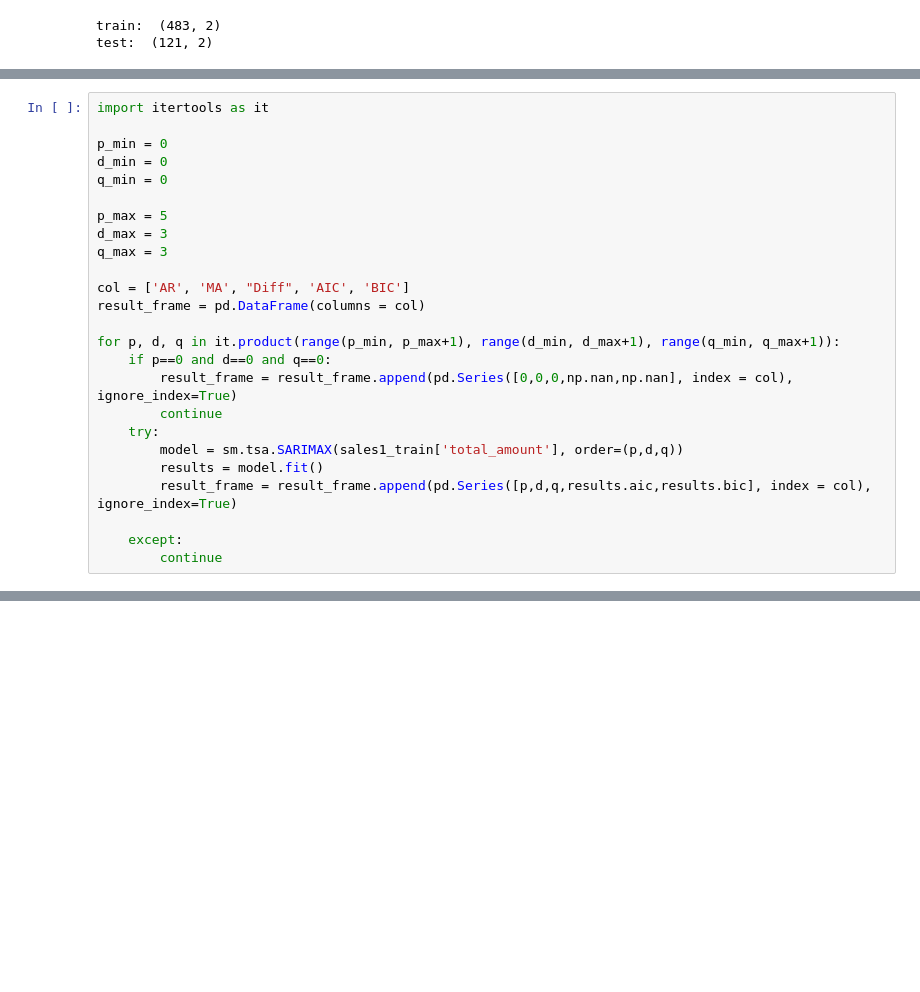
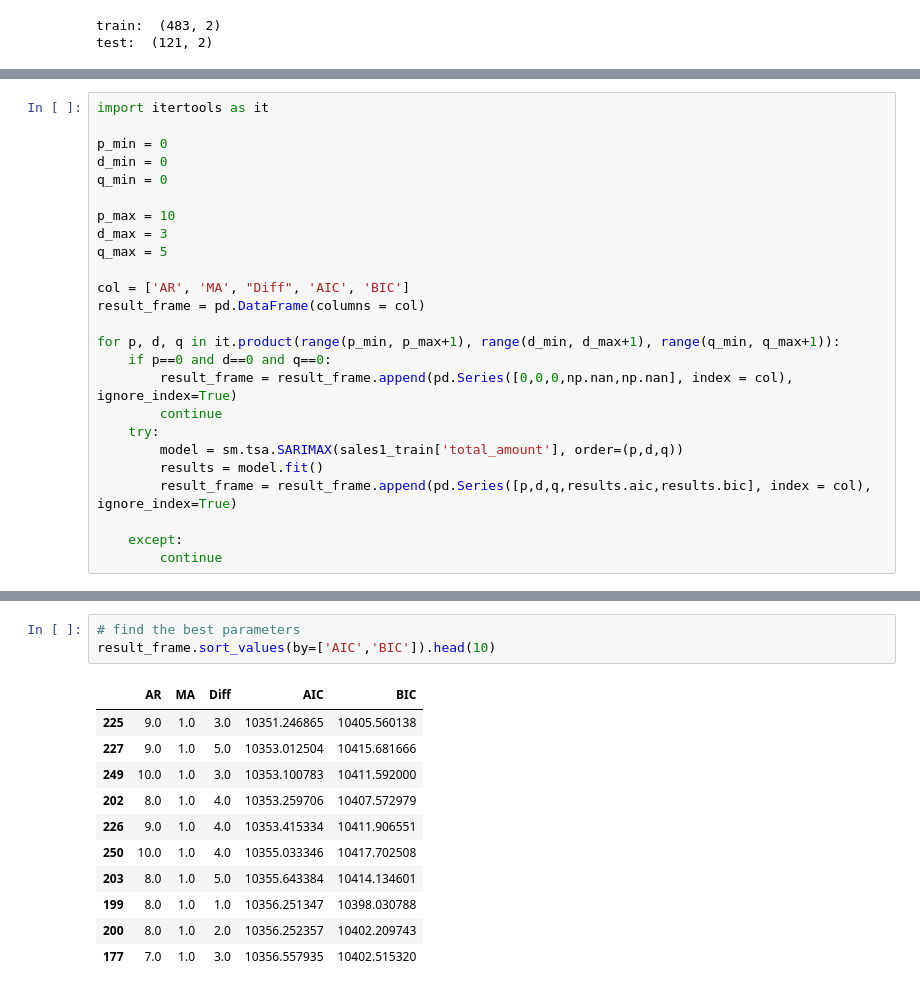
Before and after one commit to yichuang25/Forecasting-Project-Sales, a Jupyter notebook: Analysis&Modeling/SARIMAX.ipynb, the cells around one changed output, grey strips where cells are left out. Saved outputs shown, nothing was run; the diff lists cells and outputs as text; blank space fills up the shorter version.

```diff
--- a/Analysis&Modeling/SARIMAX.ipynb
+++ b/Analysis&Modeling/SARIMAX.ipynb
@@ -97,9 +98,9 @@ p_min = 0
 d_min = 0
 q_min = 0
 
-p_max = 5
+p_max = 10
 d_max = 3
-q_max = 3
+q_max = 5
 
 col = ['AR', 'MA', "Diff", 'AIC', 'BIC']
 result_frame = pd.DataFrame(columns = col)
@@ -247,0 +311,15 @@ At iterate    0    f=  1.07793D+01    |proj g|=  5.43403D-02
+# %%
+# find the best parameters
+result_frame.sort_values(by=['AIC','BIC']).head(10)
+# %% [output]
+|  | AR | MA | Diff | AIC | BIC |
+| 225 | 9.0 | 1.0 | 3.0 | 10351.246865 | 10405.560138 |
+| 227 | 9.0 | 1.0 | 5.0 | 10353.012504 | 10415.681666 |
+| 249 | 10.0 | 1.0 | 3.0 | 10353.100783 | 10411.592000 |
+| 202 | 8.0 | 1.0 | 4.0 | 10353.259706 | 10407.572979 |
+| 226 | 9.0 | 1.0 | 4.0 | 10353.415334 | 10411.906551 |
+| 250 | 10.0 | 1.0 | 4.0 | 10355.033346 | 10417.702508 |
+| 203 | 8.0 | 1.0 | 5.0 | 10355.643384 | 10414.134601 |
+| 199 | 8.0 | 1.0 | 1.0 | 10356.251347 | 10398.030788 |
+| 200 | 8.0 | 1.0 | 2.0 | 10356.252357 | 10402.209743 |
+| 177 | 7.0 | 1.0 | 3.0 | 10356.557935 | 10402.515320 |
```
Also changed, not shown: parts of 3 cells of this notebook.
